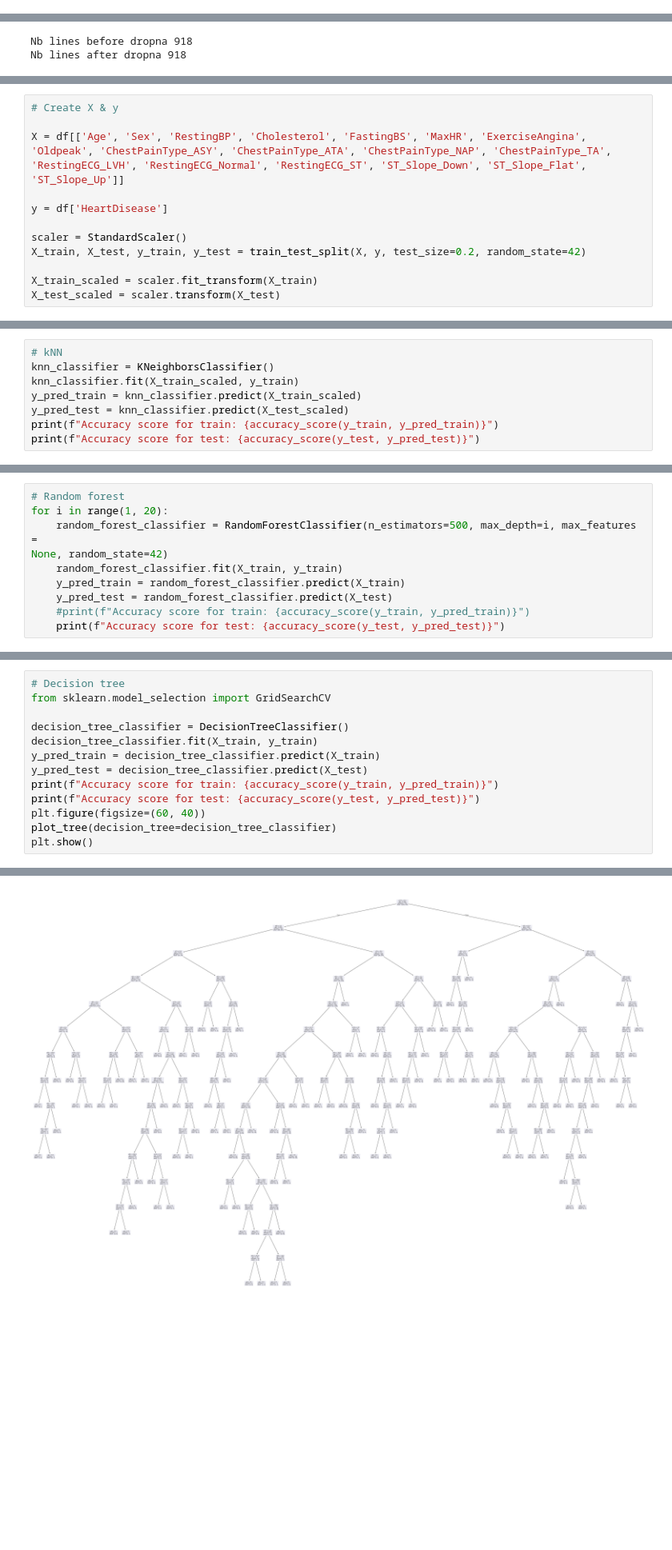
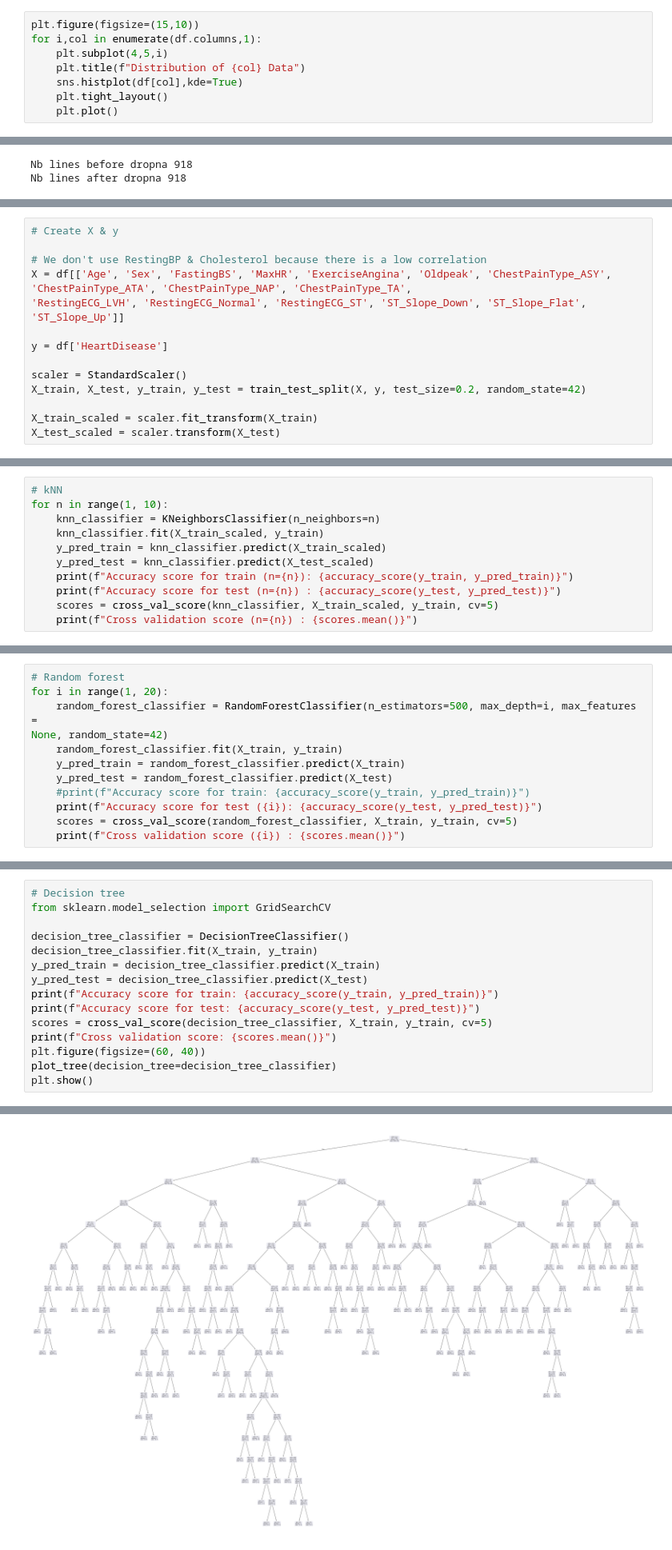
Before and after one commit to gatiengnv/heart_disease_detection, a Jupyter notebook: main.ipynb, the cells around one changed output, grey strips where cells are left out. Shown at 80% size. Drawn from its saved outputs; the diff is of its cells as text; blank space fills up the shorter version.

Commit message:
Fix some issues and add new plot

```diff
--- a/main.ipynb
+++ b/main.ipynb
@@ -71,3 +73,11 @@ sns.heatmap(df.corr(numeric_only=True), annot=True)
 plt.show()
 # %% [output]
 [figure]
+# %%
+plt.figure(figsize=(15,10))
+for i,col in enumerate(df.columns,1):
+    plt.subplot(4,5,i)
+    plt.title(f"Distribution of {col} Data")
+    sns.histplot(df[col],kde=True)
+    plt.tight_layout()
+    plt.plot()
@@ -326,7 +338,8 @@ For example, when doing 'df[col].method(value, inplace=True)', try using 'df.met
 # %%
 # Create X & y
 
-X = df[['Age', 'Sex', 'RestingBP', 'Cholesterol', 'FastingBS', 'MaxHR', 'ExerciseAngina', 'Oldpeak', 'ChestPainType_ASY', 'ChestPainType_ATA', 'ChestPainType_NAP', 'ChestPainType_TA',
+# We don't use RestingBP & Cholesterol because there is a low correlation
+X = df[['Age', 'Sex', 'FastingBS', 'MaxHR', 'ExerciseAngina', 'Oldpeak', 'ChestPainType_ASY', 'ChestPainType_ATA', 'ChestPainType_NAP', 'ChestPainType_TA',
 'RestingECG_LVH', 'RestingECG_Normal', 'RestingECG_ST', 'ST_Slope_Down', 'ST_Slope_Flat', 'ST_Slope_Up']]
 
 y = df['HeartDisease']
@@ -374,9 +393,12 @@ Accuracy score for test: 0.842391304347826
 # %%
 # kNN
-knn_classifier = KNeighborsClassifier()
-knn_classifier.fit(X_train_scaled, y_train)
-y_pred_train = knn_classifier.predict(X_train_scaled)
-y_pred_test = knn_classifier.predict(X_test_scaled)
-print(f"Accuracy score for train: {accuracy_score(y_train, y_pred_train)}")
-print(f"Accuracy score for test: {accuracy_score(y_test, y_pred_test)}")
+for n in range(1, 10):
+    knn_classifier = KNeighborsClassifier(n_neighbors=n)
+    knn_classifier.fit(X_train_scaled, y_train)
+    y_pred_train = knn_classifier.predict(X_train_scaled)
+    y_pred_test = knn_classifier.predict(X_test_scaled)
+    print(f"Accuracy score for train (n={n}): {accuracy_score(y_train, y_pred_train)}")
+    print(f"Accuracy score for test (n={n}) : {accuracy_score(y_test, y_pred_test)}")
+    scores = cross_val_score(knn_classifier, X_train_scaled, y_train, cv=5)
+    print(f"Cross validation score (n={n}) : {scores.mean()}")
 # %% [output]
@@ -391,5 +428,7 @@ None, random_state=42)
     y_pred_train = random_forest_classifier.predict(X_train)
     y_pred_test = random_forest_classifier.predict(X_test)
     #print(f"Accuracy score for train: {accuracy_score(y_train, y_pred_train)}")
-    print(f"Accuracy score for test: {accuracy_score(y_test, y_pred_test)}")
+    print(f"Accuracy score for test ({i}): {accuracy_score(y_test, y_pred_test)}")
+    scores = cross_val_score(random_forest_classifier, X_train, y_train, cv=5)
+    print(f"Cross validation score ({i}) : {scores.mean()}")
 # %% [output]
@@ -422,6 +459,8 @@ y_pred_train = decision_tree_classifier.predict(X_train)
 y_pred_test = decision_tree_classifier.predict(X_test)
 print(f"Accuracy score for train: {accuracy_score(y_train, y_pred_train)}")
 print(f"Accuracy score for test: {accuracy_score(y_test, y_pred_test)}")
+scores = cross_val_score(decision_tree_classifier, X_train, y_train, cv=5)
+print(f"Cross validation score: {scores.mean()}")
 plt.figure(figsize=(60, 40))
 plot_tree(decision_tree=decision_tree_classifier)
 plt.show()
@@ -431,4 +471,4 @@ Accuracy score for test: 0.8043478260869565
-[figure, old version]
+[figure, new version]
 # %%
 # GridSearchCV
 
```
Also changed, not shown: parts of 17 cells of this notebook.
